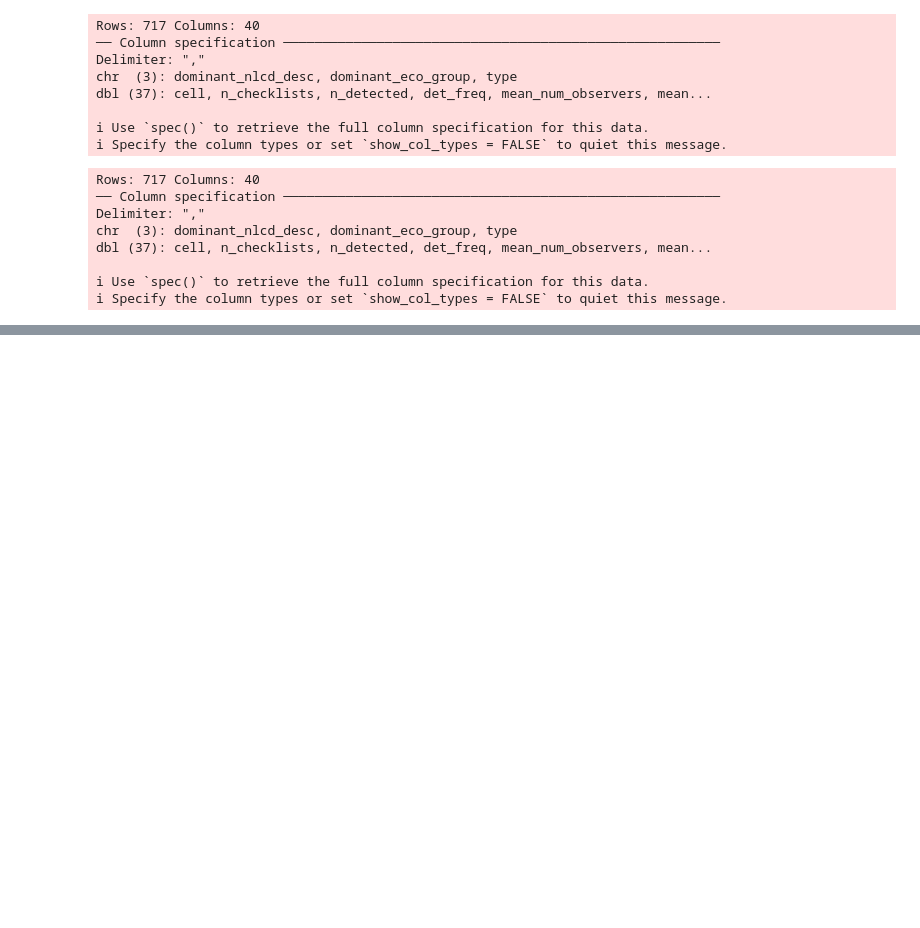
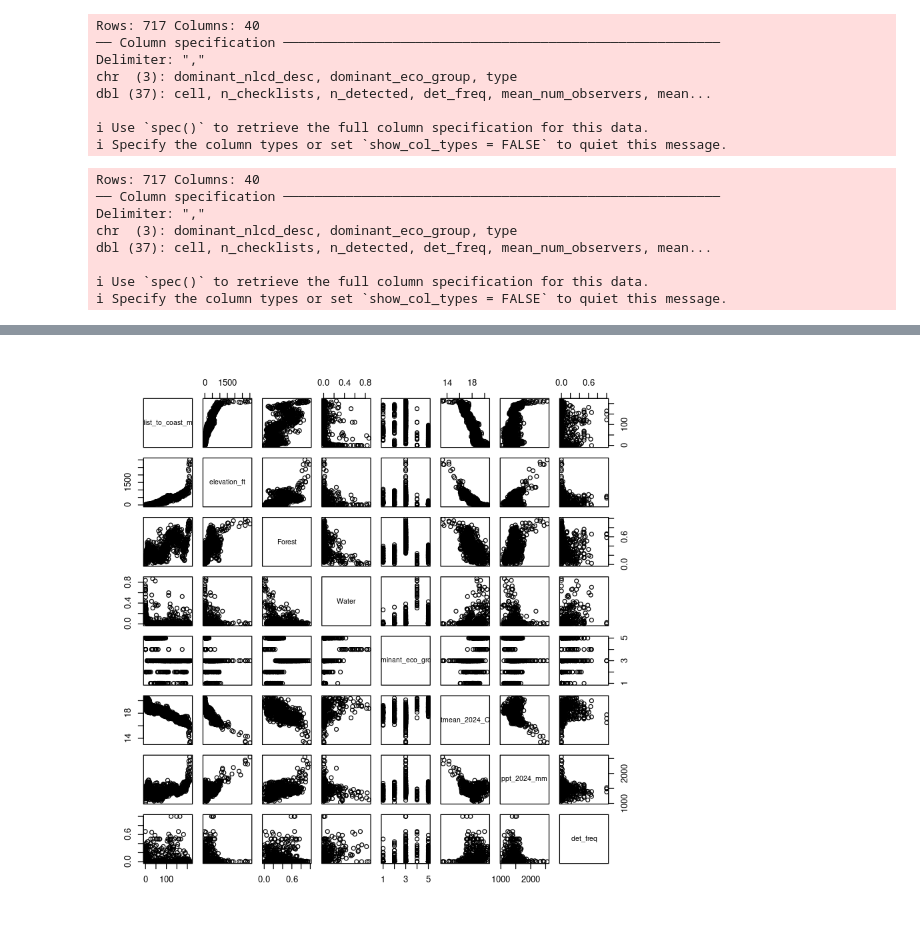
Before and after one commit to jbowen102/STAT_420_Final_Project, a Jupyter notebook: ebird_modeling.ipynb, the cells around one changed output, grey strips where cells are left out. Saved outputs shown, nothing was run; the diff lists cells and outputs as text; code cells hidden in the pictures; blank space fills up the shorter version.

```diff
--- a/ebird_modeling.ipynb
+++ b/ebird_modeling.ipynb
@@ -88,0 +104,9 @@ dbl (37): cell, n_checklists, n_detected, det_freq, mean_num_observers, mean...
+# %%
+# pairs(ebird_features_df_osp[c("mean_num_observers", "mean_start_time_hr", "med_duration", "mean_dist_km",
+#         "dist_to_coast_mi", "elevation_ft", "Forest", "Water", "dominant_eco_group",
+#         "tmean_2024_C", "ppt_2024_mm", "det_freq")])
+pairs(ebird_features_df_osp[c(
+        "dist_to_coast_mi", "elevation_ft", "Forest", "Water", "dominant_eco_group",
+        "tmean_2024_C", "ppt_2024_mm", "det_freq")])
+# %% [output]
+[figure, added]
```
Also changed, not shown: parts of 13 cells of this notebook.
